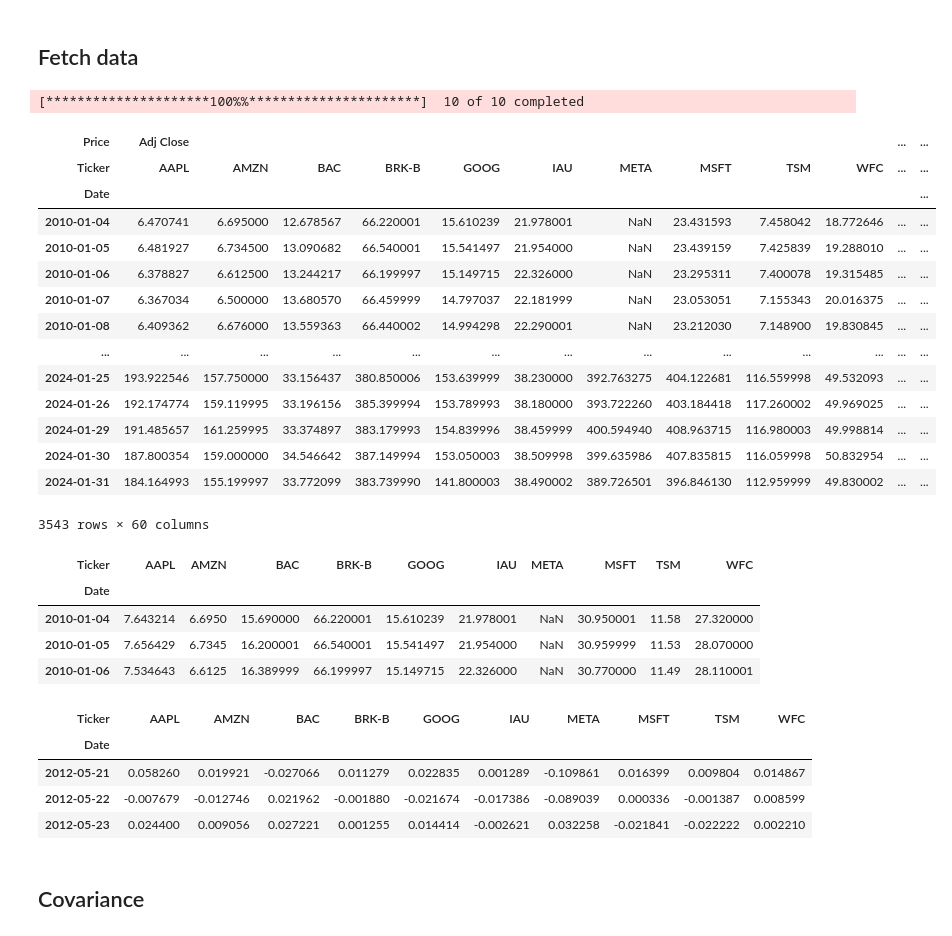
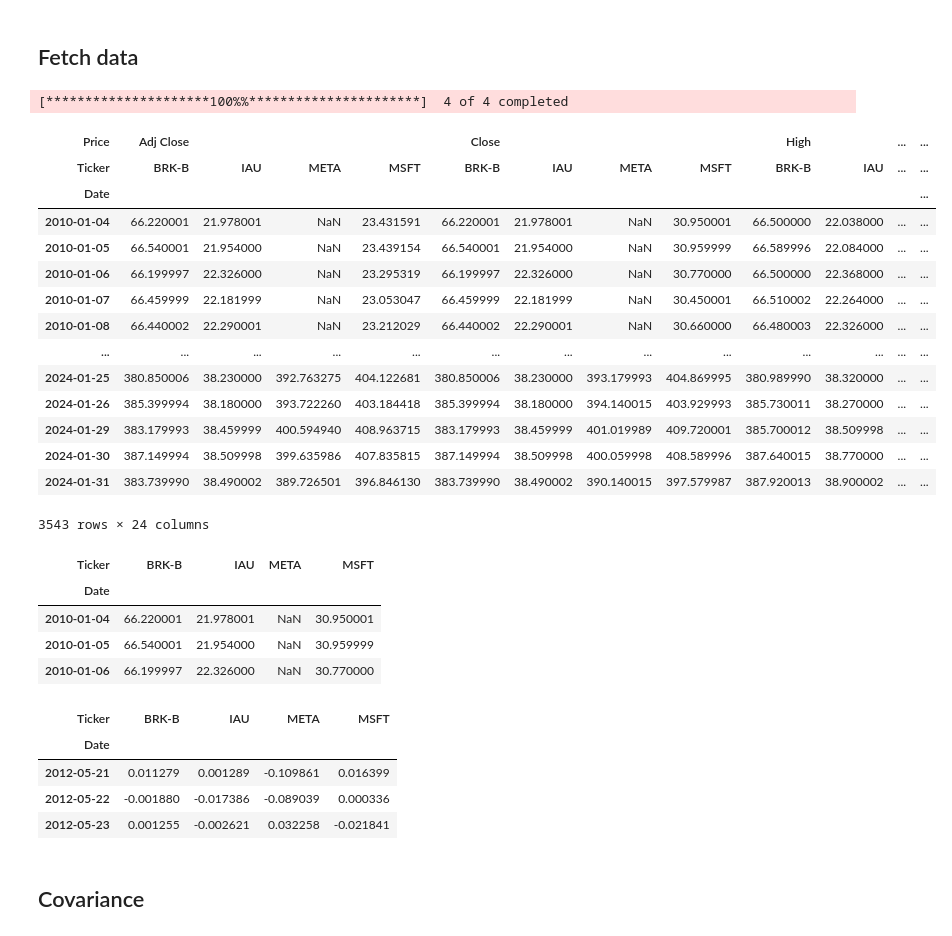
Before and after one commit to UlissesMorais/N-assets-allocation-simulation-model, a Jupyter notebook: covariance-matrix.ipynb, the cells around one changed output. Drawn from its saved outputs; the diff is of its cells as text; code cells hidden in the pictures.

```diff
--- a/covariance-matrix.ipynb
+++ b/covariance-matrix.ipynb
@@ -27,46 +27,46 @@ def fetch_stock_data(tickers, start_date, end_date, interval):
     return data
 # %%
 # select tickers
-tickers = ["BRK-B", "IAU", "MSFT", "META", "GOOG", "AMZN", "AAPL", "TSM", "BAC", "WFC"]  #VALE, KO, JNJ, DG, DIS, SPY
+tickers = ["BRK-B", "IAU", "MSFT", "META"]#, "GOOG", "AMZN", "AAPL", "TSM", "BAC", "WFC"]  #VALE, KO, JNJ, DG, DIS, SPY
 
 # date format YYYY-MM-DD
 start_date = "2010-01-01"
 end_date = "2024-02-01"
 
 # time interval to take the cotations, in this case monthly
 interval= "1d"
 
 stock_data = fetch_stock_data(tickers, start_date, end_date, interval)
 
 display(stock_data)
 # %% [output]
-[*********************100%%**********************]  10 of 10 completed
+[*********************100%%**********************]  4 of 4 completed
-| Price | Adj Close |  |  |  |  |  |  |  |  |  | ... | ... |
-| Ticker | AAPL | AMZN | BAC | BRK-B | GOOG | IAU | META | MSFT | TSM | WFC | ... | ... |
+| Price | Adj Close |  |  |  | Close |  |  |  | High |  | ... | ... |
+| Ticker | BRK-B | IAU | META | MSFT | BRK-B | IAU | META | MSFT | BRK-B | IAU | ... | ... |
 | Date |  |  |  |  |  |  |  |  |  |  |  | ... |
-| 2010-01-04 | 6.470741 | 6.695000 | 12.678567 | 66.220001 | 15.610239 | 21.978001 | NaN | 23.431593 | 7.458042 | 18.772646 | ... | ... |
-| 2010-01-05 | 6.481927 | 6.734500 | 13.090682 | 66.540001 | 15.541497 | 21.954000 | NaN | 23.439159 | 7.425839 | 19.288010 | ... | ... |
-| 2010-01-06 | 6.378827 | 6.612500 | 13.244217 | 66.199997 | 15.149715 | 22.326000 | NaN | 23.295311 | 7.400078 | 19.315485 | ... | ... |
-| 2010-01-07 | 6.367034 | 6.500000 | 13.680570 | 66.459999 | 14.797037 | 22.181999 | NaN | 23.053051 | 7.155343 | 20.016375 | ... | ... |
-| 2010-01-08 | 6.409362 | 6.676000 | 13.559363 | 66.440002 | 14.994298 | 22.290001 | NaN | 23.212030 | 7.148900 | 19.830845 | ... | ... |
+| 2010-01-04 | 66.220001 | 21.978001 | NaN | 23.431591 | 66.220001 | 21.978001 | NaN | 30.950001 | 66.500000 | 22.038000 | ... | ... |
+| 2010-01-05 | 66.540001 | 21.954000 | NaN | 23.439154 | 66.540001 | 21.954000 | NaN | 30.959999 | 66.589996 | 22.084000 | ... | ... |
+| 2010-01-06 | 66.199997 | 22.326000 | NaN | 23.295319 | 66.199997 | 22.326000 | NaN | 30.770000 | 66.500000 | 22.368000 | ... | ... |
+| 2010-01-07 | 66.459999 | 22.181999 | NaN | 23.053047 | 66.459999 | 22.181999 | NaN | 30.450001 | 66.510002 | 22.264000 | ... | ... |
+| 2010-01-08 | 66.440002 | 22.290001 | NaN | 23.212029 | 66.440002 | 22.290001 | NaN | 30.660000 | 66.480003 | 22.326000 | ... | ... |
 | ... | ... | ... | ... | ... | ... | ... | ... | ... | ... | ... | ... | ... |
-| 2024-01-25 | 193.922546 | 157.750000 | 33.156437 | 380.850006 | 153.639999 | 38.230000 | 392.763275 | 404.122681 | 116.559998 | 49.532093 | ... | ... |
-| 2024-01-26 | 192.174774 | 159.119995 | 33.196156 | 385.399994 | 153.789993 | 38.180000 | 393.722260 | 403.184418 | 117.260002 | 49.969025 | ... | ... |
-| 2024-01-29 | 191.485657 | 161.259995 | 33.374897 | 383.179993 | 154.839996 | 38.459999 | 400.594940 | 408.963715 | 116.980003 | 49.998814 | ... | ... |
-| 2024-01-30 | 187.800354 | 159.000000 | 34.546642 | 387.149994 | 153.050003 | 38.509998 | 399.635986 | 407.835815 | 116.059998 | 50.832954 | ... | ... |
-| 2024-01-31 | 184.164993 | 155.199997 | 33.772099 | 383.739990 | 141.800003 | 38.490002 | 389.726501 | 396.846130 | 112.959999 | 49.830002 | ... | ... |
+| 2024-01-25 | 380.850006 | 38.230000 | 392.763275 | 404.122681 | 380.850006 | 38.230000 | 393.179993 | 404.869995 | 380.989990 | 38.320000 | ... | ... |
+| 2024-01-26 | 385.399994 | 38.180000 | 393.722260 | 403.184418 | 385.399994 | 38.180000 | 394.140015 | 403.929993 | 385.730011 | 38.270000 | ... | ... |
+| 2024-01-29 | 383.179993 | 38.459999 | 400.594940 | 408.963715 | 383.179993 | 38.459999 | 401.019989 | 409.720001 | 385.700012 | 38.509998 | ... | ... |
+| 2024-01-30 | 387.149994 | 38.509998 | 399.635986 | 407.835815 | 387.149994 | 38.509998 | 400.059998 | 408.589996 | 387.640015 | 38.770000 | ... | ... |
+| 2024-01-31 | 383.739990 | 38.490002 | 389.726501 | 396.846130 | 383.739990 | 38.490002 | 390.140015 | 397.579987 | 387.920013 | 38.900002 | ... | ... |
-3543 rows × 60 columns
+3543 rows × 24 columns
 # %%
 # select only the closing price
 df_close = stock_data.Close.copy()
 # df_close.info()
 df_close.head(3)
 # %% [output]
-| Ticker | AAPL | AMZN | BAC | BRK-B | GOOG | IAU | META | MSFT | TSM | WFC |
-| Date |  |  |  |  |  |  |  |  |  |  |
-| 2010-01-04 | 7.643214 | 6.6950 | 15.690000 | 66.220001 | 15.610239 | 21.978001 | NaN | 30.950001 | 11.58 | 27.320000 |
-| 2010-01-05 | 7.656429 | 6.7345 | 16.200001 | 66.540001 | 15.541497 | 21.954000 | NaN | 30.959999 | 11.53 | 28.070000 |
-| 2010-01-06 | 7.534643 | 6.6125 | 16.389999 | 66.199997 | 15.149715 | 22.326000 | NaN | 30.770000 | 11.49 | 28.110001 |
+| Ticker | BRK-B | IAU | META | MSFT |
+| Date |  |  |  |  |
+| 2010-01-04 | 66.220001 | 21.978001 | NaN | 30.950001 |
+| 2010-01-05 | 66.540001 | 21.954000 | NaN | 30.959999 |
+| 2010-01-06 | 66.199997 | 22.326000 | NaN | 30.770000 |
 # %%
 # find the
 df_daily_return = (df_close
@@ -78,11 +78,11 @@ df_daily_return = (df_close
 # display(cov_yoy.describe())
 df_daily_return.head(3)
 # %% [output]
-| Ticker | AAPL | AMZN | BAC | BRK-B | GOOG | IAU | META | MSFT | TSM | WFC |
-| Date |  |  |  |  |  |  |  |  |  |  |
-| 2012-05-21 | 0.058260 | 0.019921 | -0.027066 | 0.011279 | 0.022835 | 0.001289 | -0.109861 | 0.016399 | 0.009804 | 0.014867 |
-| 2012-05-22 | -0.007679 | -0.012746 | 0.021962 | -0.001880 | -0.021674 | -0.017386 | -0.089039 | 0.000336 | -0.001387 | 0.008599 |
-| 2012-05-23 | 0.024400 | 0.009056 | 0.027221 | 0.001255 | 0.014414 | -0.002621 | 0.032258 | -0.021841 | -0.022222 | 0.002210 |
+| Ticker | BRK-B | IAU | META | MSFT |
+| Date |  |  |  |  |
+| 2012-05-21 | 0.011279 | 0.001289 | -0.109861 | 0.016399 |
+| 2012-05-22 | -0.001880 | -0.017386 | -0.089039 | 0.000336 |
+| 2012-05-23 | 0.001255 | -0.002621 | 0.032258 | -0.021841 |
 # %% [markdown]
 ## Covariance
 # %% [markdown]
```
Also changed, not shown: parts of 12 cells of this notebook.
